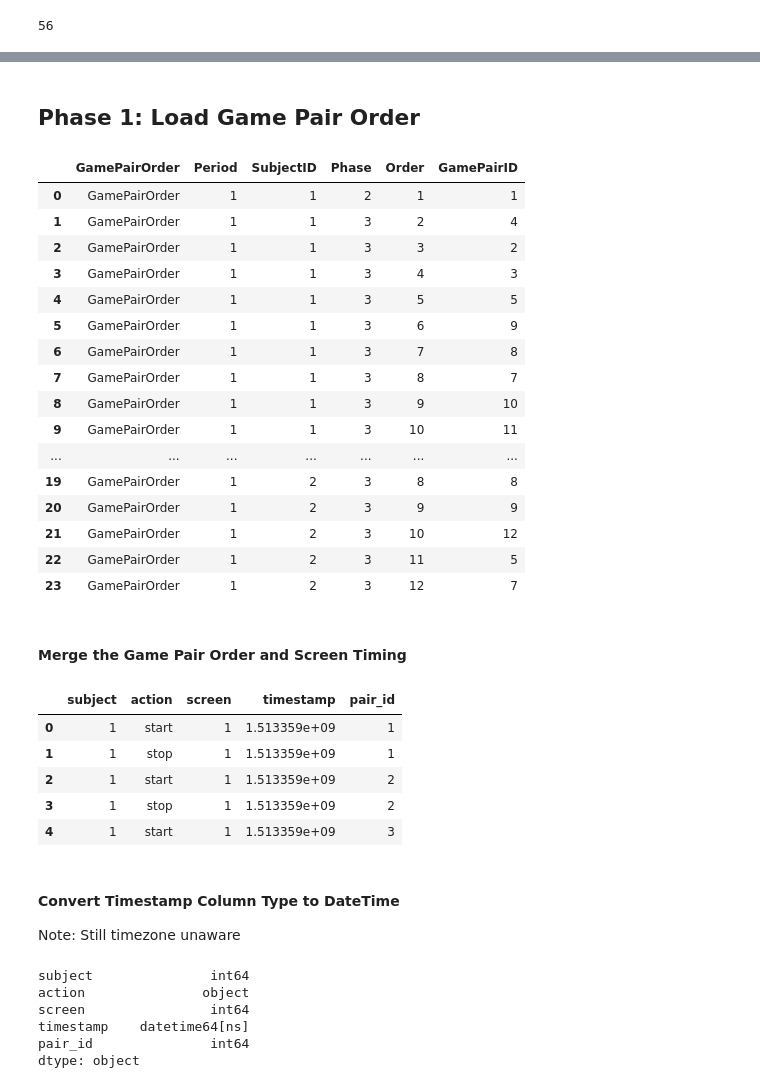
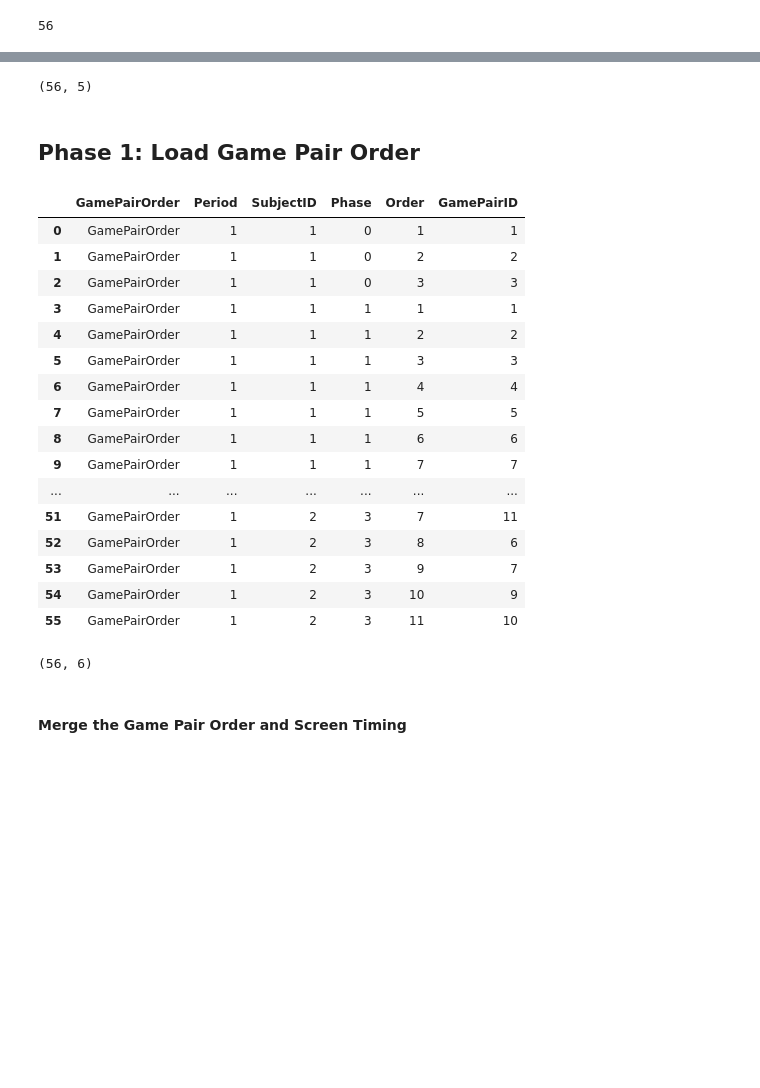
Before and after one commit to aaruff/AIG-EyeTrackerPostProcessing, a Jupyter notebook: ScreenTimePostProcessing.ipynb, the cells around one changed output, grey strips where cells are left out. Drawn from its saved outputs; the diff is of its cells as text; code cells hidden in the pictures; blank space fills up the shorter version.

```diff
--- a/ScreenTimePostProcessing.ipynb
+++ b/ScreenTimePostProcessing.ipynb
@@ -96,49 +136,33 @@ screen_timing.head()
+# %%
+screen_timing.shape
+# %% [output]
+(56, 5)
 # %% [markdown]
 ## Phase 1: Load Game Pair Order
 # %%
-pair_order = pd.read_csv('session_data/session2/PairOrder.xls', sep='\t')
+pair_order = pd.read_csv('data/PairOrder.xls', sep='\t')
 pair_order
 # %% [output]
 |  | GamePairOrder | Period | SubjectID | Phase | Order | GamePairID |
-| 0 | GamePairOrder | 1 | 1 | 2 | 1 | 1 |
-| 1 | GamePairOrder | 1 | 1 | 3 | 2 | 4 |
-| 2 | GamePairOrder | 1 | 1 | 3 | 3 | 2 |
-| 3 | GamePairOrder | 1 | 1 | 3 | 4 | 3 |
-| 4 | GamePairOrder | 1 | 1 | 3 | 5 | 5 |
-| 5 | GamePairOrder | 1 | 1 | 3 | 6 | 9 |
-| 6 | GamePairOrder | 1 | 1 | 3 | 7 | 8 |
-| 7 | GamePairOrder | 1 | 1 | 3 | 8 | 7 |
-| 8 | GamePairOrder | 1 | 1 | 3 | 9 | 10 |
-| 9 | GamePairOrder | 1 | 1 | 3 | 10 | 11 |
+| 0 | GamePairOrder | 1 | 1 | 0 | 1 | 1 |
+| 1 | GamePairOrder | 1 | 1 | 0 | 2 | 2 |
+| 2 | GamePairOrder | 1 | 1 | 0 | 3 | 3 |
+| 3 | GamePairOrder | 1 | 1 | 1 | 1 | 1 |
+| 4 | GamePairOrder | 1 | 1 | 1 | 2 | 2 |
+| 5 | GamePairOrder | 1 | 1 | 1 | 3 | 3 |
+| 6 | GamePairOrder | 1 | 1 | 1 | 4 | 4 |
+| 7 | GamePairOrder | 1 | 1 | 1 | 5 | 5 |
+| 8 | GamePairOrder | 1 | 1 | 1 | 6 | 6 |
+| 9 | GamePairOrder | 1 | 1 | 1 | 7 | 7 |
 | ... | ... | ... | ... | ... | ... | ... |
-| 19 | GamePairOrder | 1 | 2 | 3 | 8 | 8 |
-| 20 | GamePairOrder | 1 | 2 | 3 | 9 | 9 |
-| 21 | GamePairOrder | 1 | 2 | 3 | 10 | 12 |
-| 22 | GamePairOrder | 1 | 2 | 3 | 11 | 5 |
-| 23 | GamePairOrder | 1 | 2 | 3 | 12 | 7 |
+| 51 | GamePairOrder | 1 | 2 | 3 | 7 | 11 |
+| 52 | GamePairOrder | 1 | 2 | 3 | 8 | 6 |
+| 53 | GamePairOrder | 1 | 2 | 3 | 9 | 7 |
+| 54 | GamePairOrder | 1 | 2 | 3 | 10 | 9 |
+| 55 | GamePairOrder | 1 | 2 | 3 | 11 | 10 |
+# %%
+pair_order.shape
+# %% [output]
+(56, 6)
 # %% [markdown]
 #### Merge the Game Pair Order and Screen Timing
-# %%
-screen_timing['pair_id'] = pair_order
-screen_timing.head()
-# %% [output]
-|  | subject | action | screen | timestamp | pair_id |
-| 0 | 1 | start | 1 | 1.513359e+09 | 1 |
-| 1 | 1 | stop | 1 | 1.513359e+09 | 1 |
-| 2 | 1 | start | 1 | 1.513359e+09 | 2 |
-| 3 | 1 | stop | 1 | 1.513359e+09 | 2 |
-| 4 | 1 | start | 1 | 1.513359e+09 | 3 |
-# %% [markdown]
-#### Convert Timestamp Column Type to DateTime
-
-Note: Still timezone unaware
-# %%
-screen_timing.timestamp = pd.to_datetime(screen_timing.timestamp, unit='s')
-screen_timing.dtypes
-# %% [output]
-subject               int64
-action               object
-screen                int64
-timestamp    datetime64[ns]
-pair_id               int64
-dtype: object
```
Also changed, not shown: parts of 53 cells of this notebook, 5 other files.
